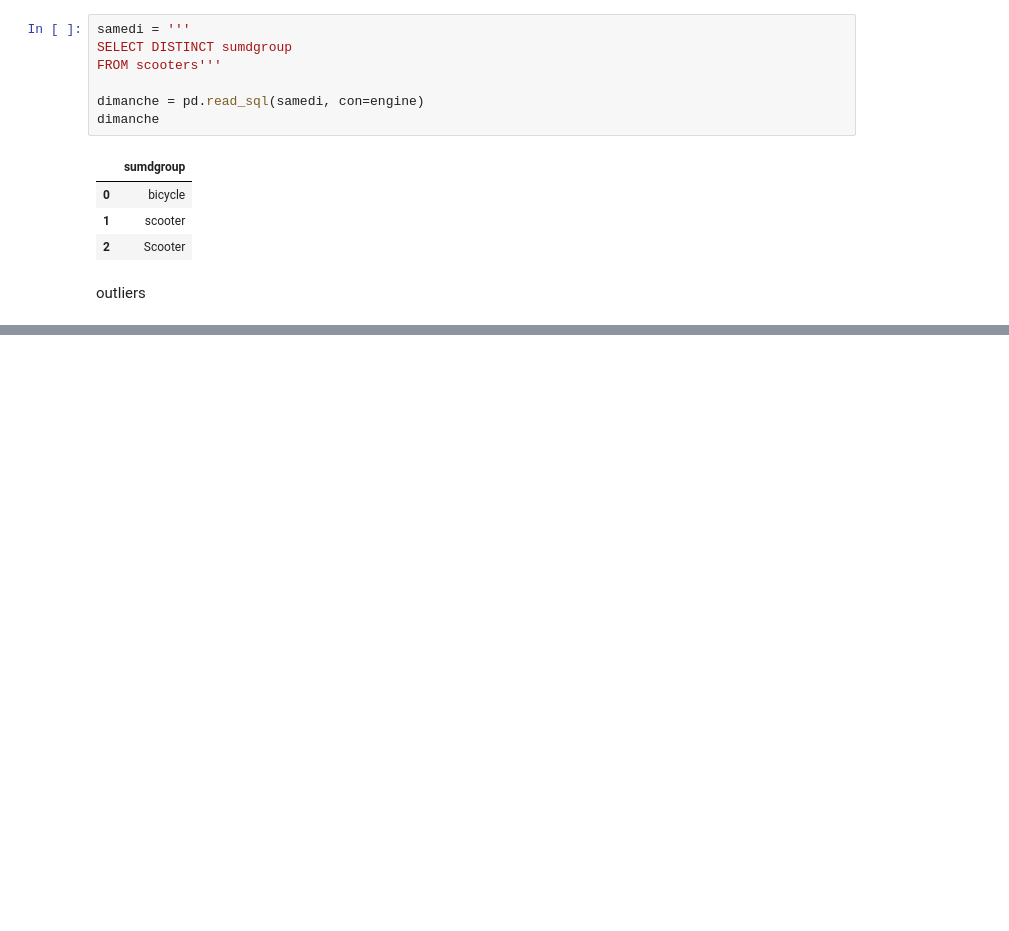
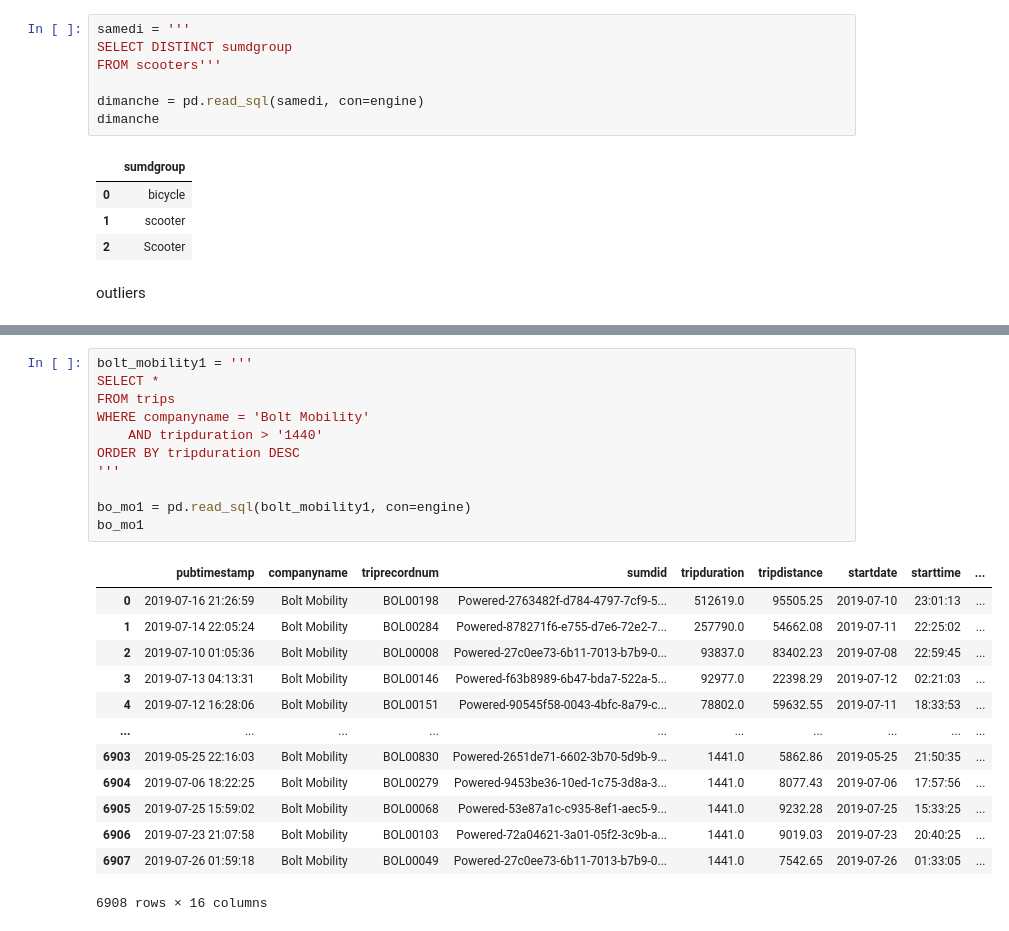
Before and after one commit to NSS-Data-Analytics-Cohort-8/scooter-partner1-badger-badger-python, a Jupyter notebook: notebooks/scoot_scoot.ipynb, the cells around one changed output, grey strips where cells are left out. Saved outputs shown, nothing was run; the diff lists cells and outputs as text; blank space fills up the shorter version.

```diff
--- a/notebooks/scoot_scoot.ipynb
+++ b/notebooks/scoot_scoot.ipynb
@@ -543,0 +569,25 @@ out1
+# %%
+bolt_mobility1 = '''
+SELECT *
+FROM trips
+WHERE companyname = 'Bolt Mobility'
+    AND tripduration > '1440'
+ORDER BY tripduration DESC
+'''
+
+bo_mo1 = pd.read_sql(bolt_mobility1, con=engine)
+bo_mo1
+# %% [output]
+|  | pubtimestamp | companyname | triprecordnum | sumdid | tripduration | tripdistance | startdate | starttime | ... |
+| 0 | 2019-07-16 21:26:59 | Bolt Mobility | BOL00198 | Powered-2763482f-d784-4797-7cf9-5... | 512619.0 | 95505.25 | 2019-07-10 | 23:01:13 | ... |
+| 1 | 2019-07-14 22:05:24 | Bolt Mobility | BOL00284 | Powered-878271f6-e755-d7e6-72e2-7... | 257790.0 | 54662.08 | 2019-07-11 | 22:25:02 | ... |
+| 2 | 2019-07-10 01:05:36 | Bolt Mobility | BOL00008 | Powered-27c0ee73-6b11-7013-b7b9-0... | 93837.0 | 83402.23 | 2019-07-08 | 22:59:45 | ... |
+| 3 | 2019-07-13 04:13:31 | Bolt Mobility | BOL00146 | Powered-f63b8989-6b47-bda7-522a-5... | 92977.0 | 22398.29 | 2019-07-12 | 02:21:03 | ... |
+| 4 | 2019-07-12 16:28:06 | Bolt Mobility | BOL00151 | Powered-90545f58-0043-4bfc-8a79-c... | 78802.0 | 59632.55 | 2019-07-11 | 18:33:53 | ... |
+| ... | ... | ... | ... | ... | ... | ... | ... | ... | ... |
+| 6903 | 2019-05-25 22:16:03 | Bolt Mobility | BOL00830 | Powered-2651de71-6602-3b70-5d9b-9... | 1441.0 | 5862.86 | 2019-05-25 | 21:50:35 | ... |
+| 6904 | 2019-07-06 18:22:25 | Bolt Mobility | BOL00279 | Powered-9453be36-10ed-1c75-3d8a-3... | 1441.0 | 8077.43 | 2019-07-06 | 17:57:56 | ... |
+| 6905 | 2019-07-25 15:59:02 | Bolt Mobility | BOL00068 | Powered-53e87a1c-c935-8ef1-aec5-9... | 1441.0 | 9232.28 | 2019-07-25 | 15:33:25 | ... |
+| 6906 | 2019-07-23 21:07:58 | Bolt Mobility | BOL00103 | Powered-72a04621-3a01-05f2-3c9b-a... | 1441.0 | 9019.03 | 2019-07-23 | 20:40:25 | ... |
+| 6907 | 2019-07-26 01:59:18 | Bolt Mobility | BOL00049 | Powered-27c0ee73-6b11-7013-b7b9-0... | 1441.0 | 7542.65 | 2019-07-26 | 01:33:05 | ... |
+6908 rows × 16 columns
```
Also changed, not shown: parts of 17 cells of this notebook, 1 other file.
